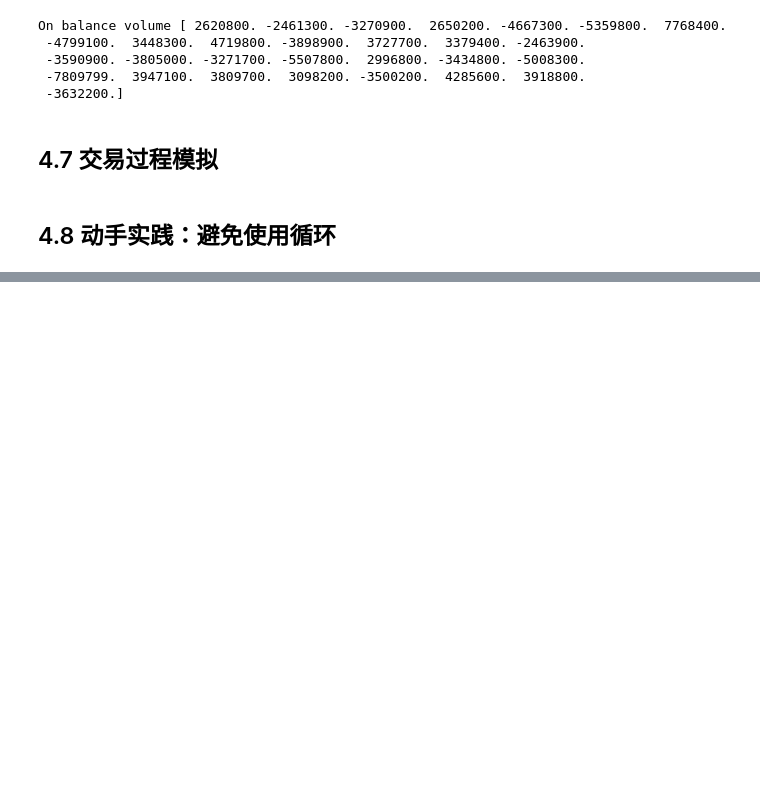
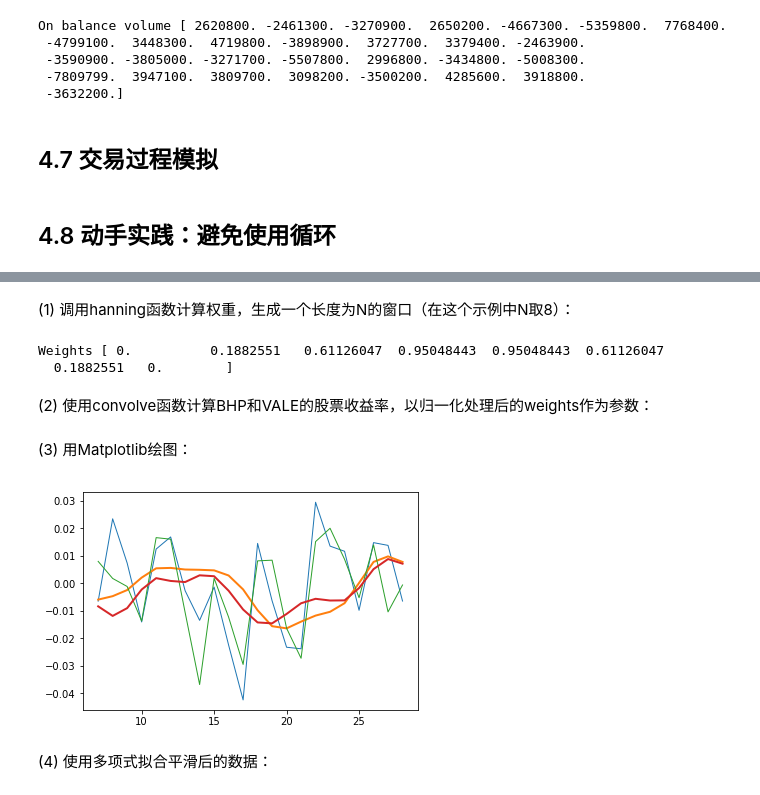
Before and after one commit to PumbaaLau/MyGit, a Jupyter notebook: Data Analysis/Numpy/Numpy Beginner's guide/第4章 便捷函数/第4章 便捷函数.ipynb, the cells around one changed output, grey strips where cells are left out. Cells and saved outputs as stored; diff of their text form; code cells hidden in the pictures; blank space fills up the shorter version.

```diff
--- a/Data Analysis/Numpy/Numpy Beginner's guide/第4章 便捷函数/第4章 便捷函数.ipynb
+++ b/Data Analysis/Numpy/Numpy Beginner's guide/第4章 便捷函数/第4章 便捷函数.ipynb
@@ -231,0 +236,31 @@ On balance volume [ 2620800. -2461300. -3270900.  2650200. -4667300. -5359800.
+# %% [markdown]
+(1) 调用hanning函数计算权重，生成一个长度为N的窗口（在这个示例中N取8）：
+# %%
+N = 8
+weights = np.hanning(N)
+print("Weights", weights)
+# %% [output]
+Weights [ 0.          0.1882551   0.61126047  0.95048443  0.95048443  0.61126047
+  0.1882551   0.        ]
+# %% [markdown]
+(2) 使用convolve函数计算BHP和VALE的股票收益率，以归一化处理后的weights作为参数：
+# %%
+bhp = np.loadtxt("./Data/BHP.csv", delimiter=',', usecols=(6,), unpack=True)
+bhp_returns = np.diff(bhp) / bhp[:-1]
+smooth_bhp = np.convolve(weights/weights.sum(), bhp_returns)[N-1:-N+1]
+vale = np.loadtxt('./Data/VALE.csv', delimiter=',', usecols=(6,), unpack=True)
+vale_returns = np.diff(vale) / vale[:-1]
+smooth_vale = np.convolve(weights/weights.sum(), vale_returns)[N-1:-N+1]
+# %% [markdown]
+(3) 用Matplotlib绘图：
+# %%
+t = np.arange(N - 1, len(bhp_returns))
+plt.plot(t, bhp_returns[N-1:], lw=1.0)
+plt.plot(t, smooth_bhp, lw=2.0)
+plt.plot(t, vale_returns[N-1:], lw=1.0)
+plt.plot(t, smooth_vale, lw=2.0)
+plt.show()
+# %% [output]
+[figure, added]
+# %% [markdown]
+(4) 使用多项式拟合平滑后的数据：
```
Also changed, not shown: parts of 3 cells of this notebook, 2 other files.
